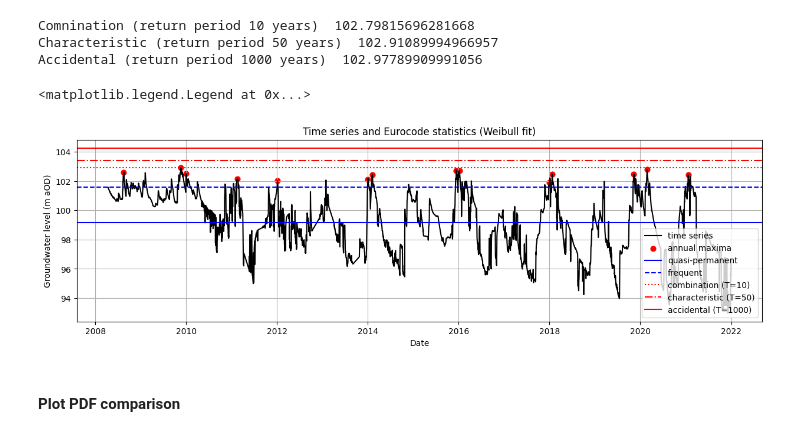
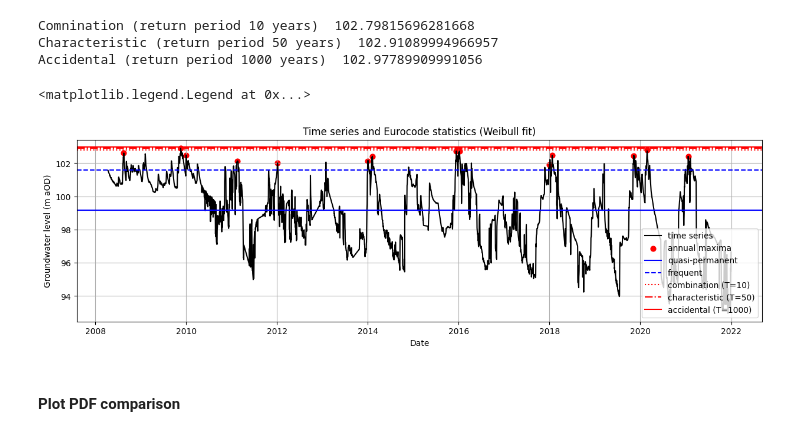
Before and after one commit to timoschweckendiek/Groundwater, a Jupyter notebook: Extreme_value_fit_annual_maxima-AB.ipynb, the cells around one changed output. Saved outputs shown, nothing was run; the diff lists cells and outputs as text; code cells hidden in the pictures.

```diff
--- a/Extreme_value_fit_annual_maxima-AB.ipynb
+++ b/Extreme_value_fit_annual_maxima-AB.ipynb
@@ -306,21 +275,21 @@ Accidental (return period 1000 years)  102.97789909991056
 # %%
 fig, axs = plt.subplots(1, 1)
 axs.plot(data['date'], data['level'], 'k', label='time series')
 axs.scatter(yearly_maxima_list['date'], yearly_maxima_list['level'], 40, 'r', label = 'annual maxima')
 axs.axhline(y = GW_perma, color = 'b', linestyle = '-', label = 'quasi-permanent')
 axs.axhline(y = GW_freq, color = 'b', linestyle = '--', label = 'frequent')
-axs.axhline(y = GW_comb_T10_Gumbel, color = 'r', linestyle = ':', label = 'combination (T=10)')
-axs.axhline(y = GW_char_T50_Gumbel, color = 'r', linestyle = '-.', label = 'characteristic (T=50)')
-axs.axhline(y = GW_acc_T1000_Gumbel, color = 'r', linestyle = '-', label = 'accidental (T=1000)')
+axs.axhline(y = GW_comb_T10_Weibull, color = 'r', linestyle = ':', label = 'combination (T=10)')
+axs.axhline(y = GW_char_T50_Weibull, color = 'r', linestyle = '-.', label = 'characteristic (T=50)')
+axs.axhline(y = GW_acc_T1000_Weibull, color = 'r', linestyle = '-', label = 'accidental (T=1000)')
 axs.set_title('Time series and Eurocode statistics (Weibull fit)')
 axs.set_xlabel('Date')
 axs.set_ylabel(datalabel)
 fig.set_size_inches(15, 4)
 axs.grid()
 axs.legend(loc='lower right')
 # %% [output]
 <matplotlib.legend.Legend at 0x...>
-[figure, old version]
+[figure, new version]
 # %% [markdown]
 #### Plot PDF comparison
 # %%
```
Also changed, not shown: parts of 12 cells of this notebook.
